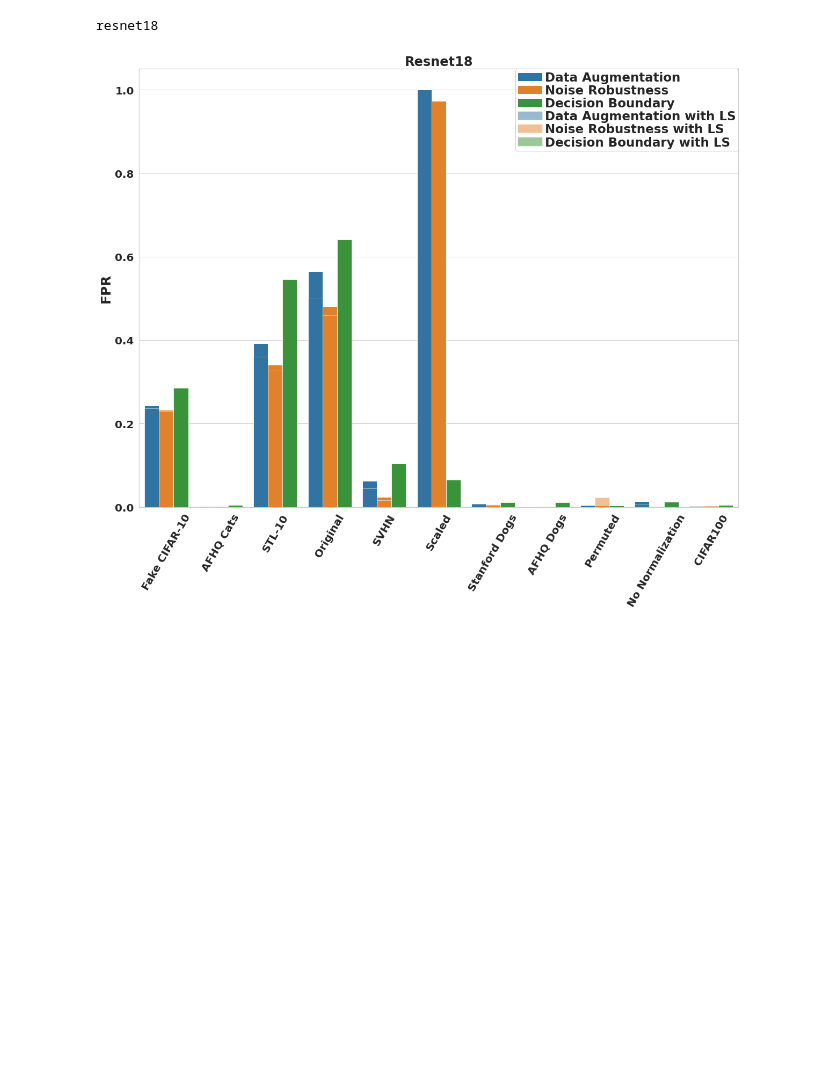
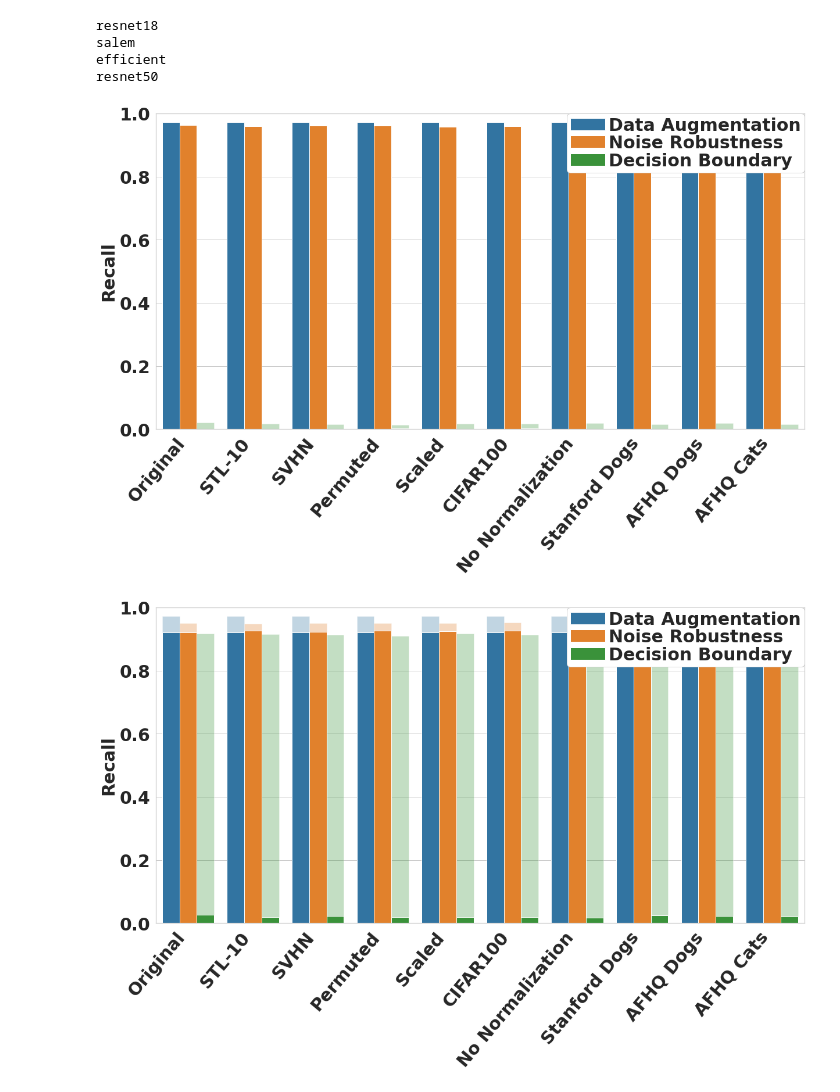
Before and after one commit to bettyballin/LabelOnlyMemInfAttacks, a Jupyter notebook: experiments/notebooks/visualize.ipynb, the cells around one changed output. Drawn from its saved outputs; the diff is of its cells as text; code cells hidden in the pictures; blank space fills up the shorter version.

Commit message:
tests and results

```diff
--- a/experiments/notebooks/visualize.ipynb
+++ b/experiments/notebooks/visualize.ipynb
@@ -110,19 +155,37 @@ def plot_dataframe(model, metric, df1, df2, figsize=(20, 15)):
     #plt.legend("")
     return ax
+# %%
+attacks = ["AugmentationAttack","RandomNoiseAttack","DecisionBoundaryAttack","EntropyAttack","ThresholdAttack","SalemAttack"]
+attackNames = ["Data Augmentation","Noise Robustness","Decision Boundary","Entropy","Threshold","Salem"]
+
+transform_file("resnet_test","resnet_test",attacks)
+transform_file("resnet18","resnet18",attacks)
+transform_file("resnet18_LS","resnet18_LS",attacks)
+transform_file("resnet50","resnet50",attacks)
+transform_file("resnet50","resnet50_LS",attacks)
+transform_file("salem","salem",attacks)
+transform_file("salem_LS","salem_LS",attacks)
+transform_file("efficient","efficient",attacks)
+transform_file("efficient","efficient_LS",attacks)
 # %%
-#transform_file("resnet18","resnet18",["AugmentationAttack","RandomNoiseAttack","DecisionBoundaryAttack"])
-#transform_file("resnet18_LS","resnet18_LS",["AugmentationAttack","RandomNoiseAttack","DecisionBoundaryAttack"])
+rows_to_keep = ["Original","Fake CiIFAR-10","STL-10","SVHN","Permuted","Scaled","CIFAR100","No Normalization","Stanford Dogs","AFHQ Dogs","AFHQ Cats"]
 
-models = ["resnet18"]#,"salem_cnn_relu", "efficient_net", "efficient_net_LS"]
+models = ["resnet18","salem","efficient","resnet50"]
+metric = "Recall"
+
 for model in models:
     print(model)
-    df, df_ls, df_llla = get_cleaned_dataframe('../results/'+model+'_attack_results.csv', 'FPR')
-    df = pd.melt(df, id_vars=['Dataset'], var_name='Attack', value_name='FPR')
+    df, df_ls, df_llla = get_cleaned_dataframe('../results/'+model+'_attack_results.csv', attacks, attackNames, metric,rows_to_keep)
+    df = pd.melt(df, id_vars=['Dataset'], var_name='Attack', value_name=metric)
     if df_ls is not None:
-        df_ls = pd.melt(df_ls, id_vars=['Dataset'], var_name='Attack', value_name='FPR')
-    ax = plot_dataframe(model, 'FPR', df, df_ls)
+        df_ls = pd.melt(df_ls, id_vars=['Dataset'], var_name='Attack', value_name=metric)
+    ax = plot_dataframe(model, metric, df, df_ls,30)
     fig = ax.get_figure()
     fig.savefig(model+'_attack_results_scores.pdf')
 # %% [output]
 resnet18
+salem
+efficient
+resnet50
-[figure, old version]
+[figure, new version]
+[figure, added]
```
Also changed, not shown: parts of 4 cells of this notebook, 24 other files.
